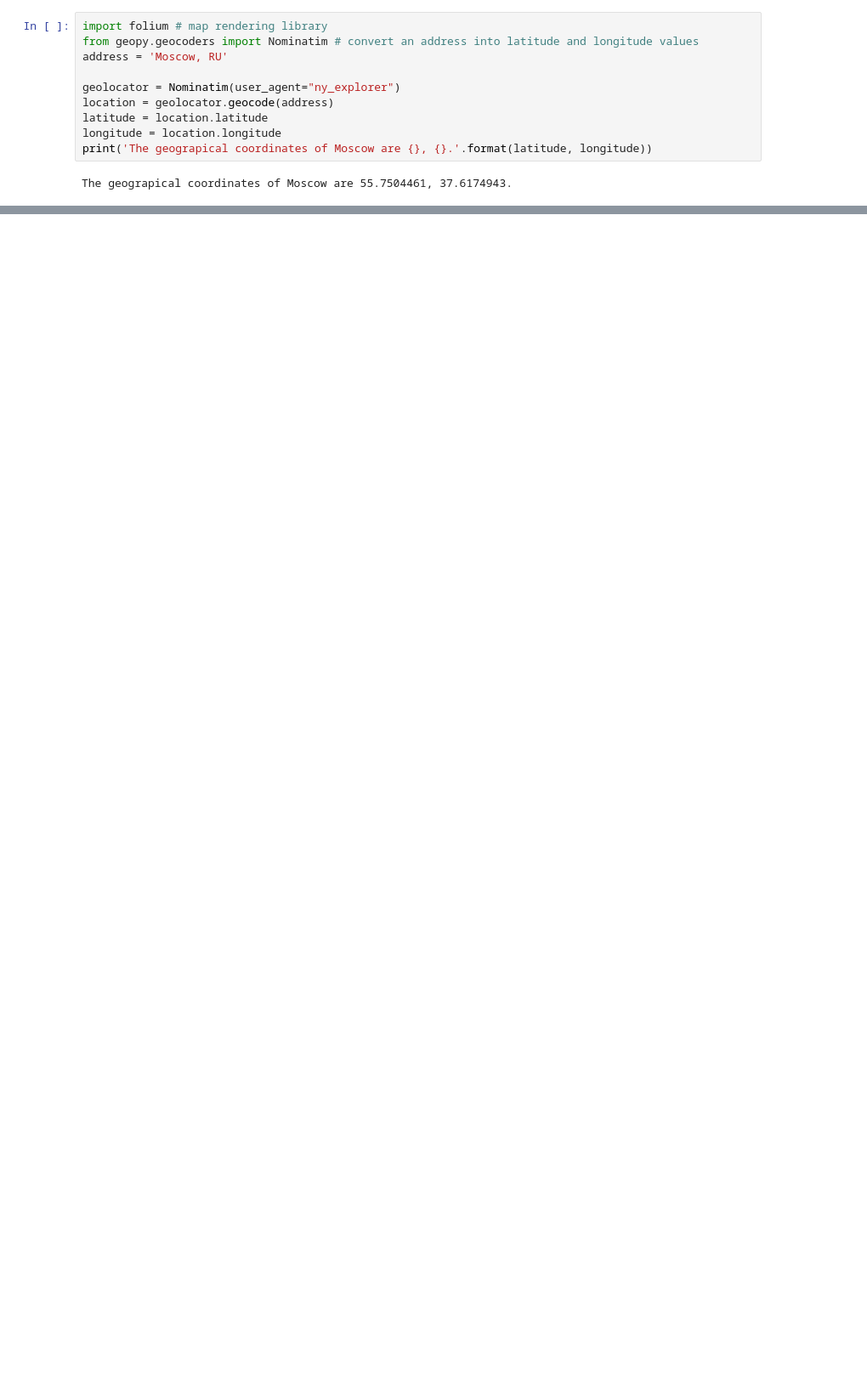
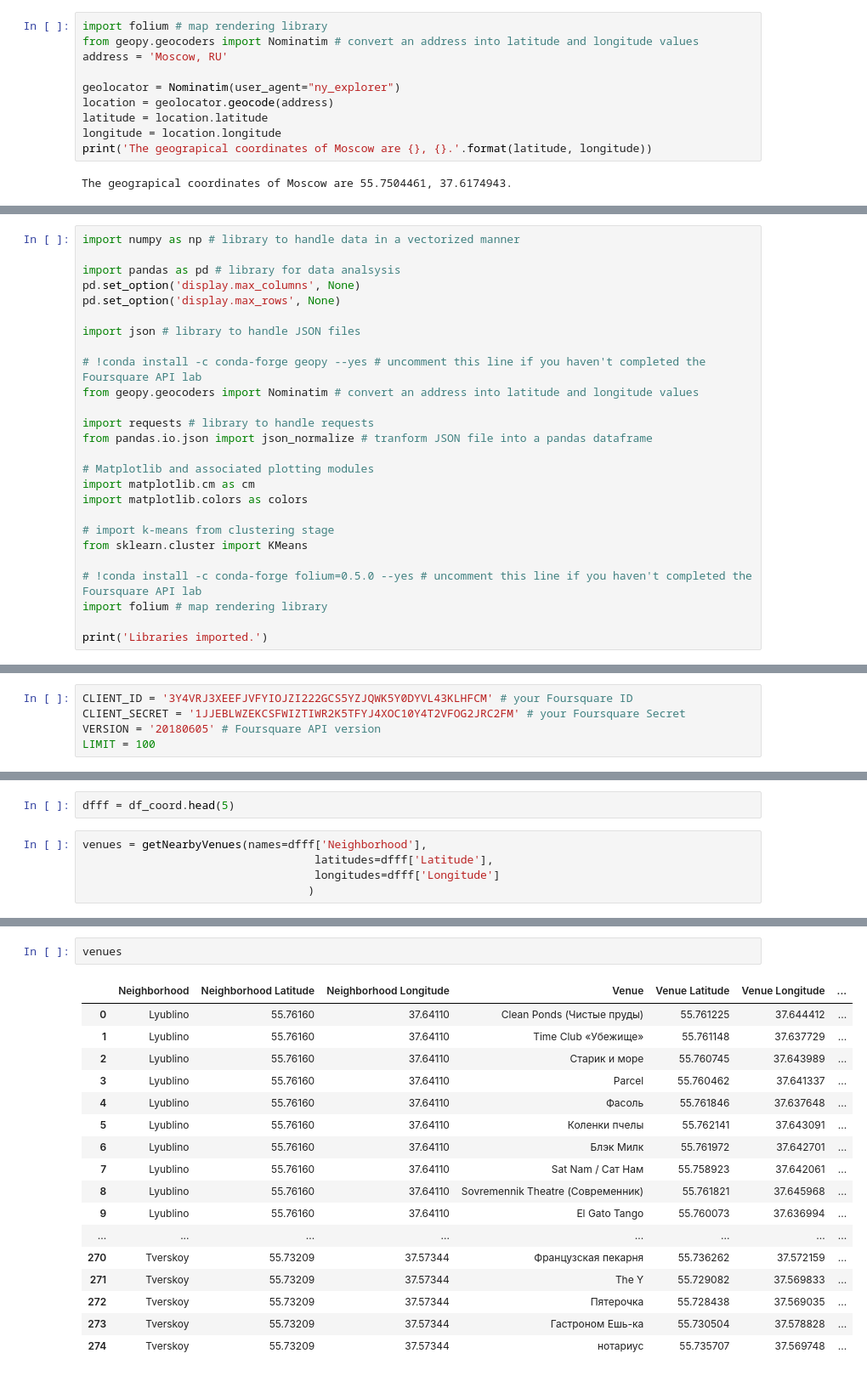
Before and after one commit to xzeqtr/Coursera_IBM_Data_Science, a Jupyter notebook: week4.ipynb, the cells around one changed output, grey strips where cells are left out. Shown at 85% size. Cells and saved outputs as stored; diff of their text form; blank space fills up the shorter version.

```diff
--- a/week4.ipynb
+++ b/week4.ipynb
@@ -103,3 +107,29 @@ for postcode, lat, lng, rai, rai_name in zip(df_coord['PostalCode'], \
 map_Moscow
 # %% [output]
 [interactive output not drawn]
+# %%
+import numpy as np # library to handle data in a vectorized manner
+
+import pandas as pd # library for data analsysis
+pd.set_option('display.max_columns', None)
+pd.set_option('display.max_rows', None)
+
+import json # library to handle JSON files
+
+# !conda install -c conda-forge geopy --yes # uncomment this line if you haven't completed the Foursquare API lab
+from geopy.geocoders import Nominatim # convert an address into latitude and longitude values
+
+import requests # library to handle requests
+from pandas.io.json import json_normalize # tranform JSON file into a pandas dataframe
+
+# Matplotlib and associated plotting modules
+import matplotlib.cm as cm
+import matplotlib.colors as colors
+
+# import k-means from clustering stage
+from sklearn.cluster import KMeans
+
+# !conda install -c conda-forge folium=0.5.0 --yes # uncomment this line if you haven't completed the Foursquare API lab
+import folium # map rendering library
+
+print('Libraries imported.')
@@ -105,0 +138,5 @@ map_Moscow
+# %%
+CLIENT_ID = '3Y4VRJ3XEEFJVFYIOJZI222GCS5YZJQWK5Y0DYVL43KLHFCM' # your Foursquare ID
+CLIENT_SECRET = '1JJEBLWZEKCSFWIZTIWR2K5TFYJ4XOC10Y4T2VFOG2JRC2FM' # your Foursquare Secret
+VERSION = '20180605' # Foursquare API version
+LIMIT = 100
@@ -105,0 +183,7 @@ map_Moscow
+# %%
+dfff = df_coord.head(5)
+# %%
+venues = getNearbyVenues(names=dfff['Neighborhood'],
+                                   latitudes=dfff['Latitude'],
+                                   longitudes=dfff['Longitude']
+                                  )
@@ -105,0 +196,20 @@ map_Moscow
+# %%
+venues
+# %% [output]
+|  | Neighborhood | Neighborhood Latitude | Neighborhood Longitude | Venue | Venue Latitude | Venue Longitude | ... |
+| 0 | Lyublino | 55.76160 | 37.64110 | Clean Ponds (Чистые пруды) | 55.761225 | 37.644412 | ... |
+| 1 | Lyublino | 55.76160 | 37.64110 | Time Club «Убежище» | 55.761148 | 37.637729 | ... |
+| 2 | Lyublino | 55.76160 | 37.64110 | Старик и море | 55.760745 | 37.643989 | ... |
+| 3 | Lyublino | 55.76160 | 37.64110 | Parcel | 55.760462 | 37.641337 | ... |
+| 4 | Lyublino | 55.76160 | 37.64110 | Фасоль | 55.761846 | 37.637648 | ... |
+| 5 | Lyublino | 55.76160 | 37.64110 | Коленки пчелы | 55.762141 | 37.643091 | ... |
+| 6 | Lyublino | 55.76160 | 37.64110 | Блэк Милк | 55.761972 | 37.642701 | ... |
+| 7 | Lyublino | 55.76160 | 37.64110 | Sat Nam / Сат Нам | 55.758923 | 37.642061 | ... |
+| 8 | Lyublino | 55.76160 | 37.64110 | Sovremennik Theatre (Современник) | 55.761821 | 37.645968 | ... |
+| 9 | Lyublino | 55.76160 | 37.64110 | El Gato Tango | 55.760073 | 37.636994 | ... |
+| ... | ... | ... | ... | ... | ... | ... | ... |
+| 270 | Tverskoy | 55.73209 | 37.57344 | Французская пекарня | 55.736262 | 37.572159 | ... |
+| 271 | Tverskoy | 55.73209 | 37.57344 | The Y | 55.729082 | 37.569833 | ... |
+| 272 | Tverskoy | 55.73209 | 37.57344 | Пятерочка | 55.728438 | 37.569035 | ... |
+| 273 | Tverskoy | 55.73209 | 37.57344 | Гастроном Ешь-ка | 55.730504 | 37.578828 | ... |
+| 274 | Tverskoy | 55.73209 | 37.57344 | нотариус | 55.735707 | 37.569748 | ... |
```
Also changed, not shown: parts of 4 cells of this notebook, 3 other files.
